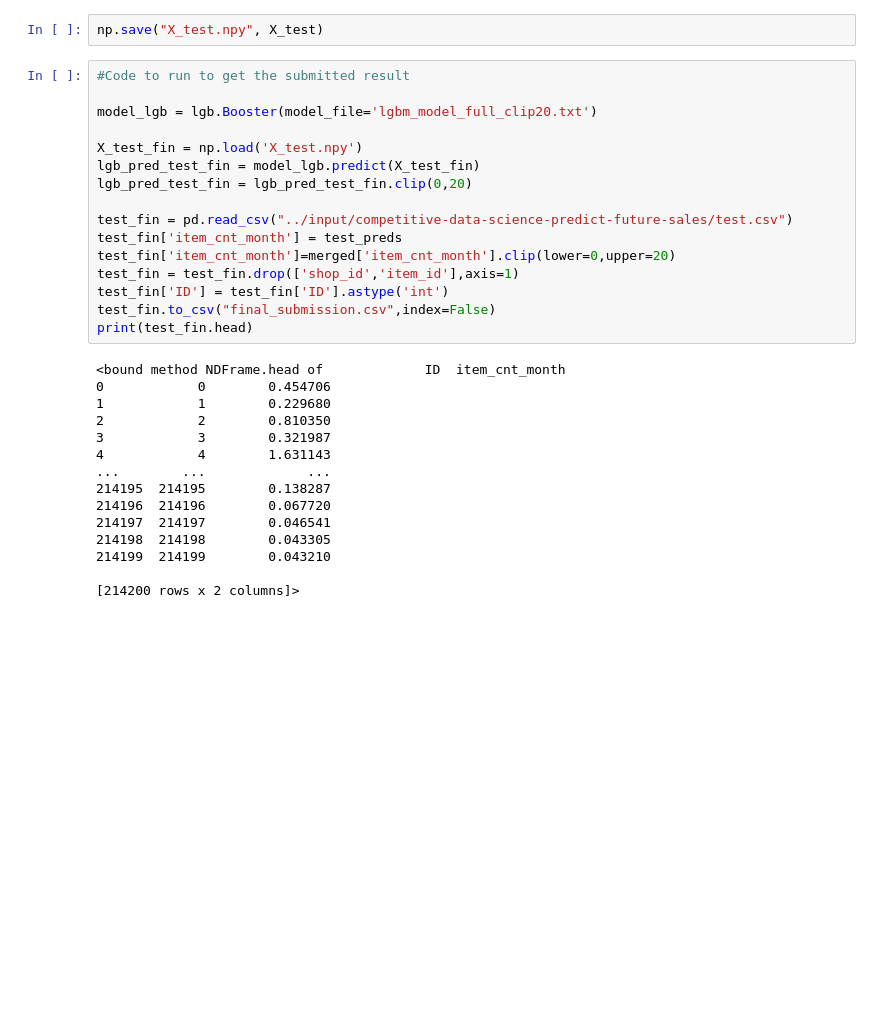
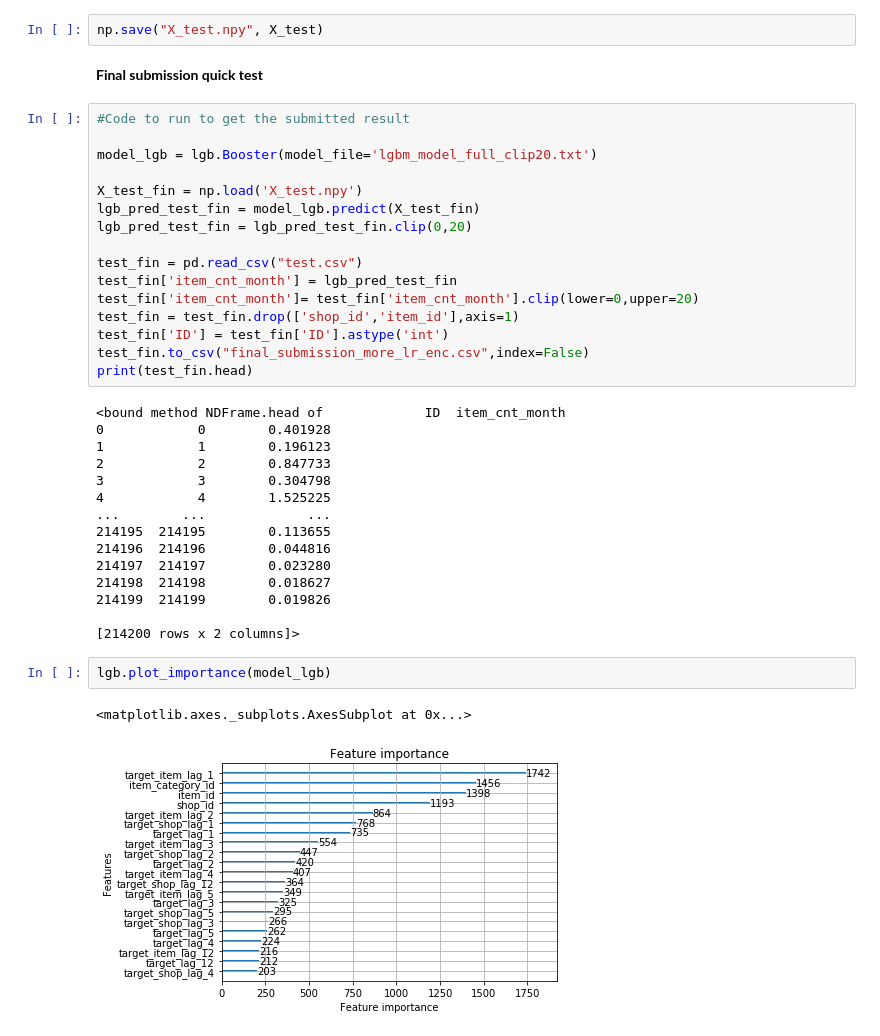
Before and after one commit to gowtham-prudhvi/PredictFutureSales, a Jupyter notebook: predict future sales.ipynb, the cells around one changed output. Saved outputs shown, nothing was run; the diff lists cells and outputs as text; blank space fills up the shorter version.

```diff
--- a/predict future sales.ipynb
+++ b/predict future sales.ipynb
@@ -406,6 +546,8 @@ print(merged.head)
 [214200 rows x 2 columns]>
 # %%
 np.save("X_test.npy", X_test)
+# %% [markdown]
+**Final submission quick test**
 # %%
 #Code to run to get the submitted result
 
@@ -415,25 +557,30 @@ X_test_fin = np.load('X_test.npy')
 lgb_pred_test_fin = model_lgb.predict(X_test_fin)
 lgb_pred_test_fin = lgb_pred_test_fin.clip(0,20)
 
-test_fin = pd.read_csv("../input/competitive-data-science-predict-future-sales/test.csv")
-test_fin['item_cnt_month'] = test_preds
-test_fin['item_cnt_month']=merged['item_cnt_month'].clip(lower=0,upper=20)
+test_fin = pd.read_csv("test.csv")
+test_fin['item_cnt_month'] = lgb_pred_test_fin
+test_fin['item_cnt_month']= test_fin['item_cnt_month'].clip(lower=0,upper=20)
 test_fin = test_fin.drop(['shop_id','item_id'],axis=1)
 test_fin['ID'] = test_fin['ID'].astype('int')
-test_fin.to_csv("final_submission.csv",index=False)
+test_fin.to_csv("final_submission_more_lr_enc.csv",index=False)
 print(test_fin.head)
 # %% [output]
 <bound method NDFrame.head of             ID  item_cnt_month
-0            0        0.454706
-1            1        0.229680
-2            2        0.810350
-3            3        0.321987
-4            4        1.631143
+0            0        0.401928
+1            1        0.196123
+2            2        0.847733
+3            3        0.304798
+4            4        1.525225
 ...        ...             ...
-214195  214195        0.138287
-214196  214196        0.067720
-214197  214197        0.046541
-214198  214198        0.043305
-214199  214199        0.043210
+214195  214195        0.113655
+214196  214196        0.044816
+214197  214197        0.023280
+214198  214198        0.018627
+214199  214199        0.019826
 
 [214200 rows x 2 columns]>
+# %%
+lgb.plot_importance(model_lgb)
+# %% [output]
+<matplotlib.axes._subplots.AxesSubplot at 0x...>
+[figure, added]
```
Also changed, not shown: parts of 33 cells of this notebook, 23 other files.
